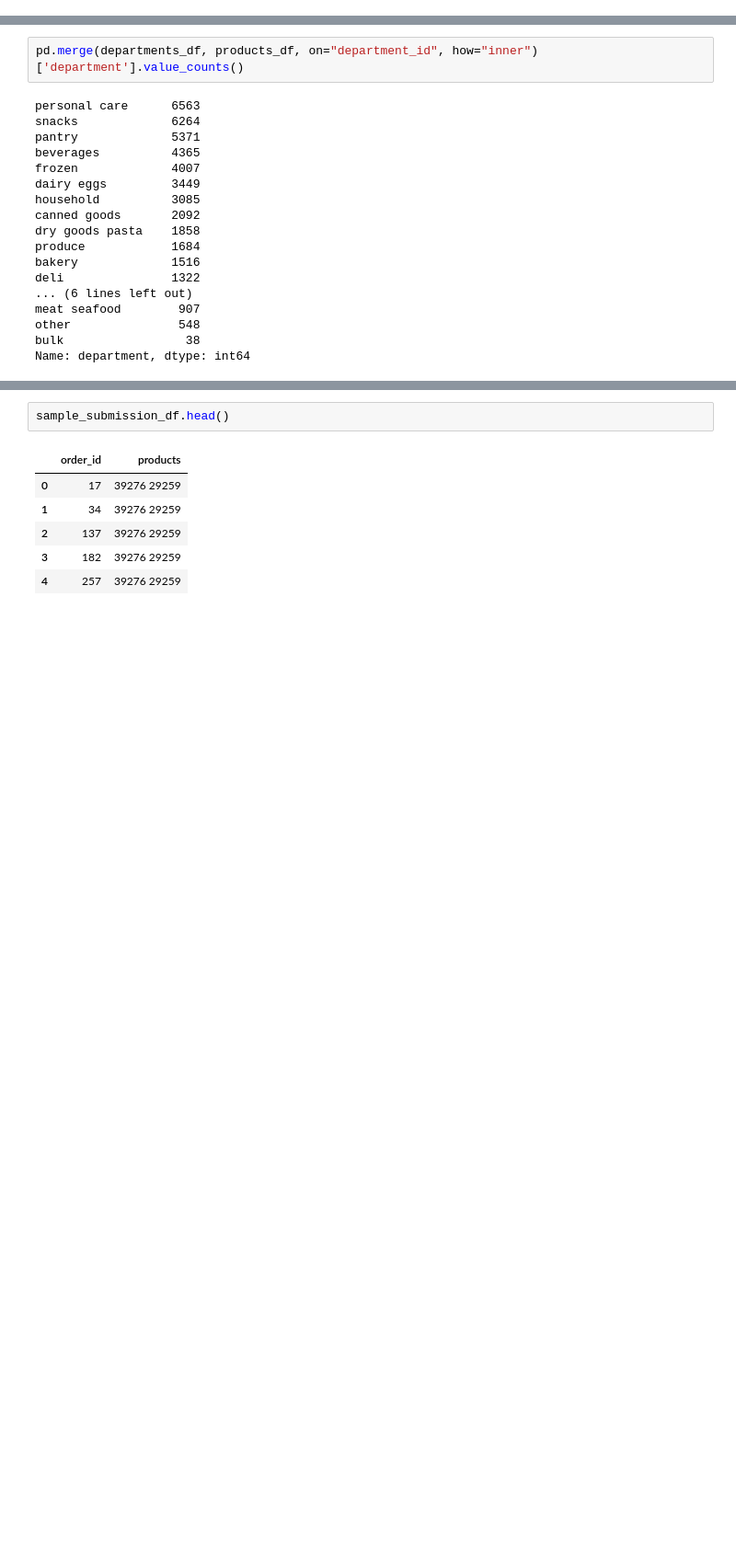
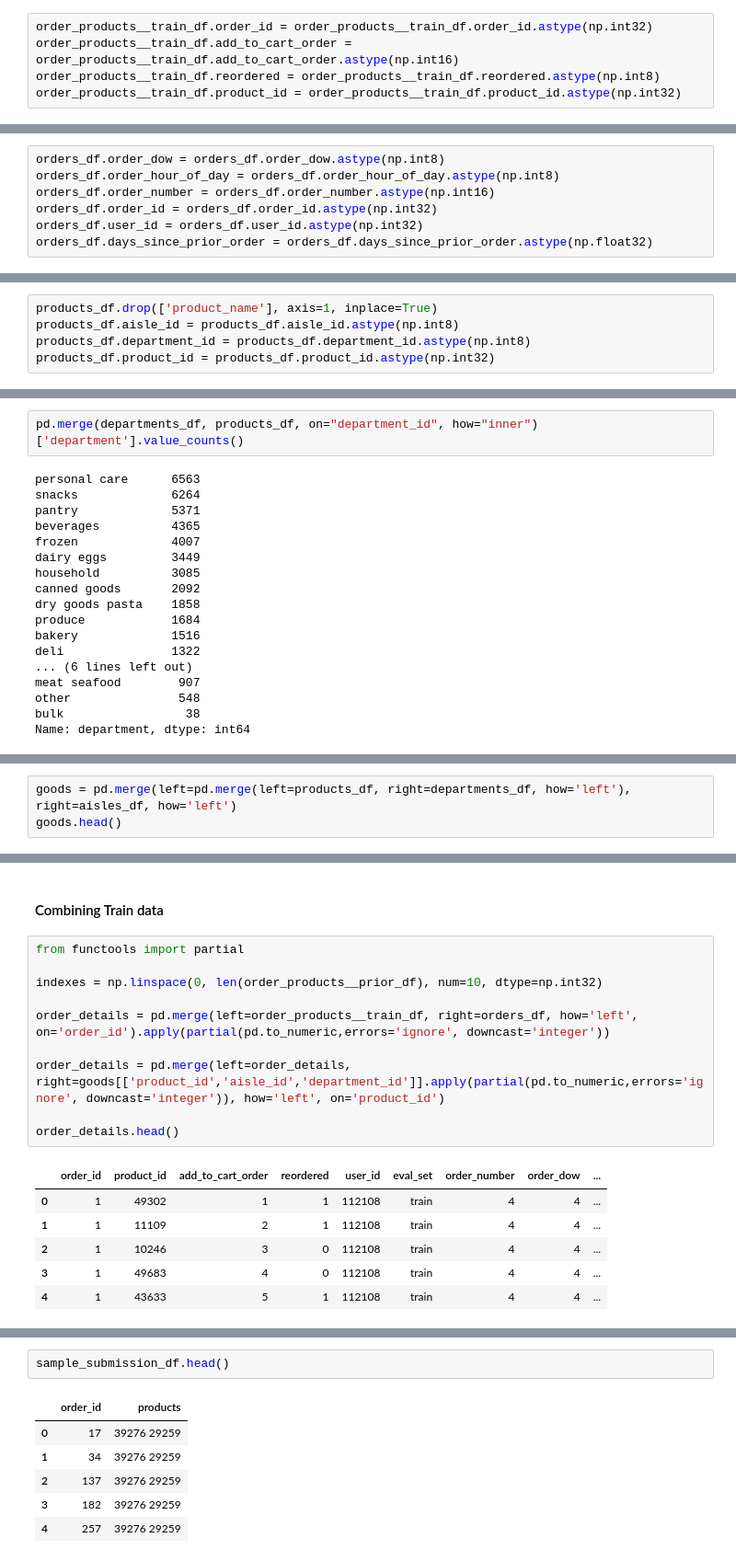
Before and after one commit to Bharathkumar-nb/Data-Mining-Course-Project, a Jupyter notebook: Project.ipynb, the cells around one changed output, grey strips where cells are left out. Shown: that part at 92% size. Saved outputs shown, nothing was run; the diff lists cells and outputs as text; blank space fills up the shorter version.

```diff
--- a/Project.ipynb
+++ b/Project.ipynb
@@ -99,6 +105,11 @@ order_products__train_df.head()
 order_products__train_df.shape
 # %% [output]
 (1384617, 4)
+# %%
+order_products__train_df.order_id = order_products__train_df.order_id.astype(np.int32)
+order_products__train_df.add_to_cart_order = order_products__train_df.add_to_cart_order.astype(np.int16)
+order_products__train_df.reordered = order_products__train_df.reordered.astype(np.int8)
+order_products__train_df.product_id = order_products__train_df.product_id.astype(np.int32)
 # %% [markdown]
 ### Orders
 # %%
@@ -113,6 +124,13 @@ orders_df.head()
 # %%
 orders_df.shape
 eval_set_distribution = orders_df.eval_set.value_counts()
+# %%
+orders_df.order_dow = orders_df.order_dow.astype(np.int8)
+orders_df.order_hour_of_day = orders_df.order_hour_of_day.astype(np.int8)
+orders_df.order_number = orders_df.order_number.astype(np.int16)
+orders_df.order_id = orders_df.order_id.astype(np.int32)
+orders_df.user_id = orders_df.user_id.astype(np.int32)
+orders_df.days_since_prior_order = orders_df.days_since_prior_order.astype(np.float32)
 # %%
 plt.figure(figsize=(12,8))
 sns.barplot(eval_set_distribution.index,eval_set_distribution.values)
@@ -241,4 +285,9 @@ products_df.head()
 products_df.shape
 # %% [output]
 (49688, 4)
+# %%
+products_df.drop(['product_name'], axis=1, inplace=True)
+products_df.aisle_id = products_df.aisle_id.astype(np.int8)
+products_df.department_id = products_df.department_id.astype(np.int8)
+products_df.product_id = products_df.product_id.astype(np.int32)
 # %% [markdown]
@@ -265,0 +319,3 @@ Name: department, dtype: int64
+# %%
+goods = pd.merge(left=pd.merge(left=products_df, right=departments_df, how='left'), right=aisles_df, how='left')
+goods.head()
@@ -265,0 +329,19 @@ Name: department, dtype: int64
+# %% [markdown]
+#### Combining Train data
+# %%
+from functools import partial
+
+indexes = np.linspace(0, len(order_products__prior_df), num=10, dtype=np.int32)
+
+order_details = pd.merge(left=order_products__train_df, right=orders_df, how='left', on='order_id').apply(partial(pd.to_numeric,errors='ignore', downcast='integer'))
+
+order_details = pd.merge(left=order_details, right=goods[['product_id','aisle_id','department_id']].apply(partial(pd.to_numeric,errors='ignore', downcast='integer')), how='left', on='product_id')
+
+order_details.head()
+# %% [output]
+|  | order_id | product_id | add_to_cart_order | reordered | user_id | eval_set | order_number | order_dow | ... |
+| 0 | 1 | 49302 | 1 | 1 | 112108 | train | 4 | 4 | ... |
+| 1 | 1 | 11109 | 2 | 1 | 112108 | train | 4 | 4 | ... |
+| 2 | 1 | 10246 | 3 | 0 | 112108 | train | 4 | 4 | ... |
+| 3 | 1 | 49683 | 4 | 0 | 112108 | train | 4 | 4 | ... |
+| 4 | 1 | 43633 | 5 | 1 | 112108 | train | 4 | 4 | ... |
```
Also changed, not shown: parts of 25 cells of this notebook.
